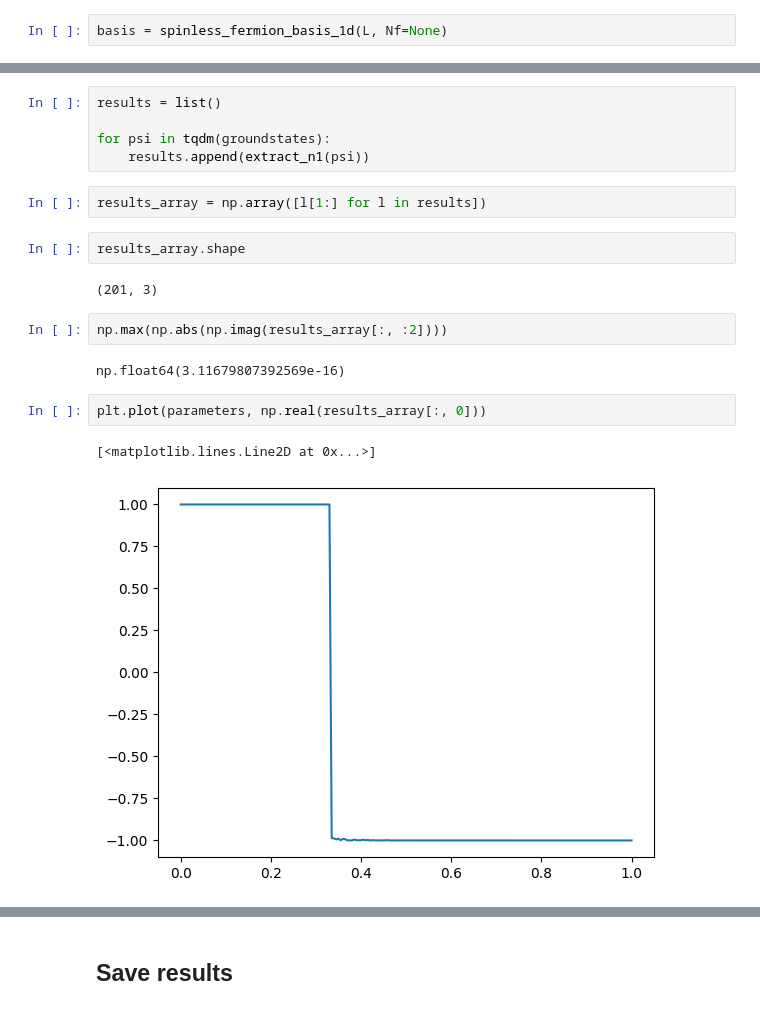
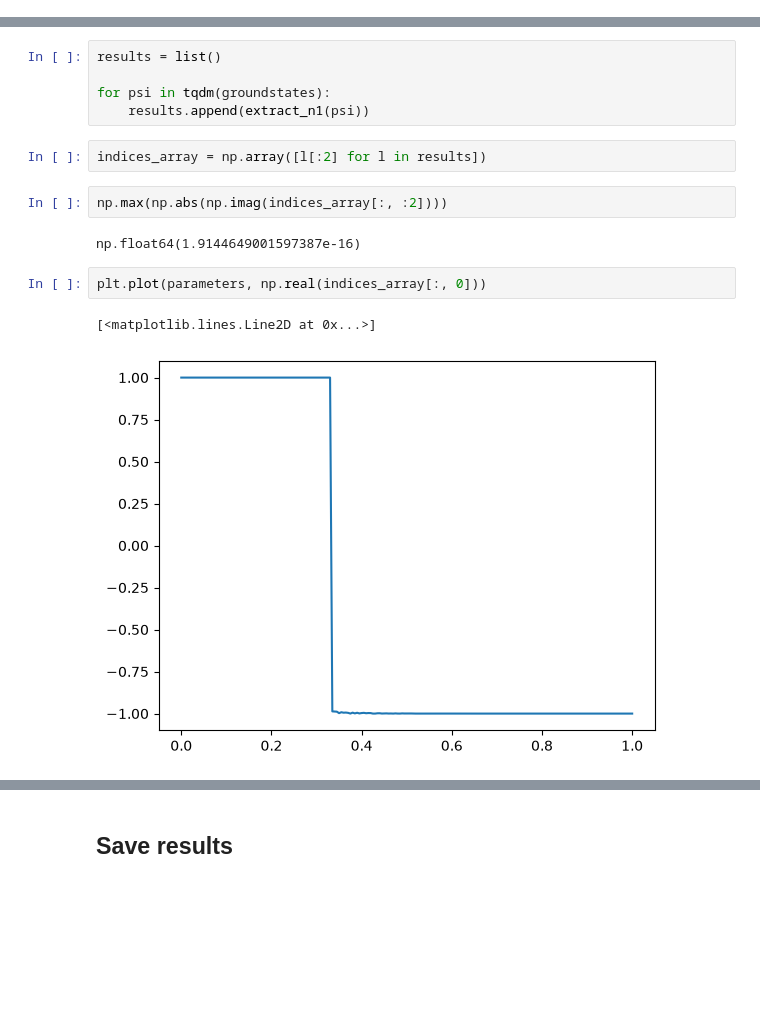
Before and after one commit to kieran-cooney/spt_numerical_classificiation, a Jupyter notebook: code/fermionic_cases/kitaev_chain/quspin_kitaev_chain_defect_operators.ipynb, the cells around one changed output, grey strips where cells are left out. Saved outputs shown, nothing was run; the diff lists cells and outputs as text; blank space fills up the shorter version.

```diff
--- a/code/fermionic_cases/kitaev_chain/quspin_kitaev_chain_defect_operators.ipynb
+++ b/code/fermionic_cases/kitaev_chain/quspin_kitaev_chain_defect_operators.ipynb
@@ -17,8 +24,6 @@ from tqdm import tqdm
 # Analysis
 # %% [markdown]
 ## Find grounstates
-# %%
-basis = spinless_fermion_basis_1d(L, Nf=None)
 # %%
 # Use periodic boundary conditions.
 def get_kitaev_chain_hamiltonian(t, L=10):
@@ -338,17 +393,13 @@ results = list()
 for psi in tqdm(groundstates):
     results.append(extract_n1(psi))
 # %%
-results_array = np.array([l[1:] for l in results])
+indices_array = np.array([l[:2] for l in results])
-# %%
-results_array.shape
-# %% [output]
-(201, 3)
 # %%
-np.max(np.abs(np.imag(results_array[:, :2])))
+np.max(np.abs(np.imag(indices_array[:, :2])))
 # %% [output]
-np.float64(3.11679807392569e-16)
+np.float64(1.9144649001597387e-16)
 # %%
-plt.plot(parameters, np.real(results_array[:, 0]))
+plt.plot(parameters, np.real(indices_array[:, 0]))
 # %% [output]
 [<matplotlib.lines.Line2D at 0x...>]
-[figure, old version]
+[figure, new version]
```
Also changed, not shown: parts of 23 cells of this notebook.
